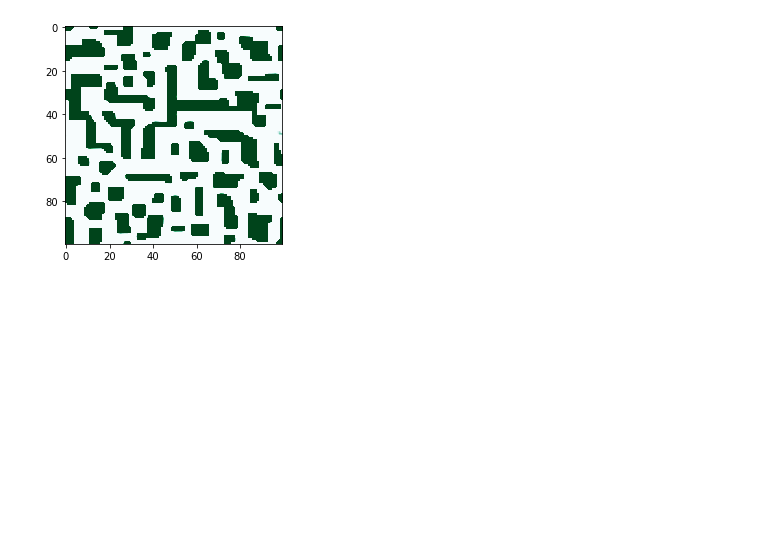
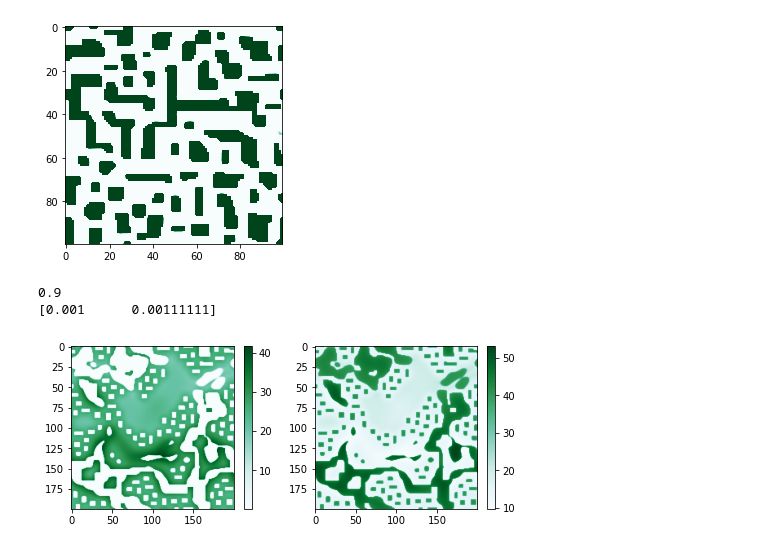
Before and after one commit to rpazuki/morpho_repo, a Jupyter notebook: solver/Turing_Brusselator_pde_solution_solver-Copy1.ipynb, the cells around one changed output. Cells and saved outputs as stored; diff of their text form; code cells hidden in the pictures; blank space fills up the shorter version.

```diff
--- a/solver/Turing_Brusselator_pde_solution_solver-Copy1.ipynb
+++ b/solver/Turing_Brusselator_pde_solution_solver-Copy1.ipynb
@@ -335,3 +335,42 @@ writergif = PillowWriter(fps=10)
 anim.save('Brusselator2.gif', writer=writergif, dpi=100)
 # %% [output]
 [figure]
+# %%
+n = (200, 200)
+L = (.005, .005)
+
+D_u = .001
+D_v = 1/900#.002
+print(D_u/D_v)
+A = 20#9.002250562640661
+
+B = 400#81.9704926231558
+Ds = np.array([D_u, D_v])
+print(Ds)
+
+c0 = np.random.normal(scale=.1, size=(2, n[0], n[1]))
+c0[0, :,:] += A
+c0[1, :,:] += B/A
+#c0 = data[:, :, :, 0]
+
+f_args = (A, B)
+t = np.linspace(0, 500, 20000)
+
+dt = 0.0001
+
+sol = integrate(c0, t, dt, n, L, Ds, Brusselator, f_args)
+# %% [output]
+0.9
+[0.001      0.00111111]
+# %%
+index =-1
+_ = plt.figure(figsize=(8,4))
+plt.subplot(121)
+plt.imshow(sol[0,:,:, index], cmap='BuGn')
+plt.colorbar(shrink=.75)
+plt.subplot(122)
+plt.imshow(sol[1,:,:, index], cmap='BuGn')
+plt.colorbar(shrink=.75)
+plt.show()
+# %% [output]
+[figure, added]
```
Also changed, not shown: parts of 2 cells of this notebook, 7 other files.
